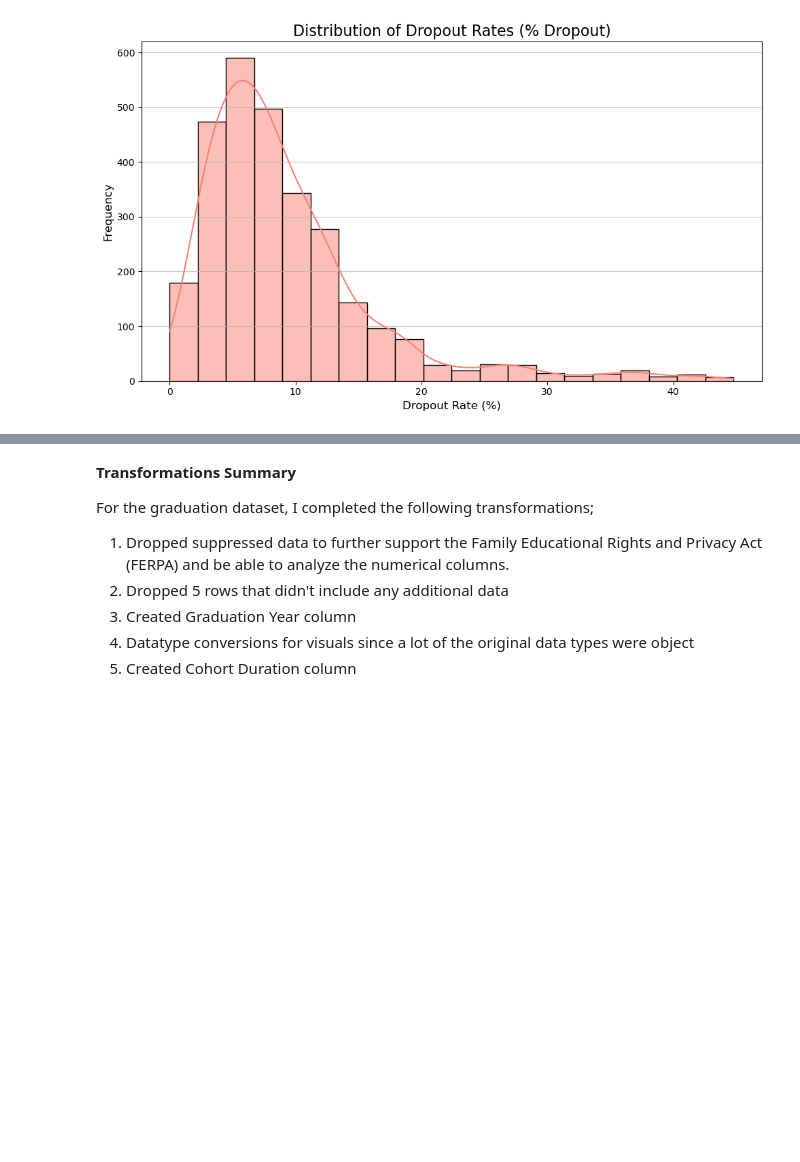
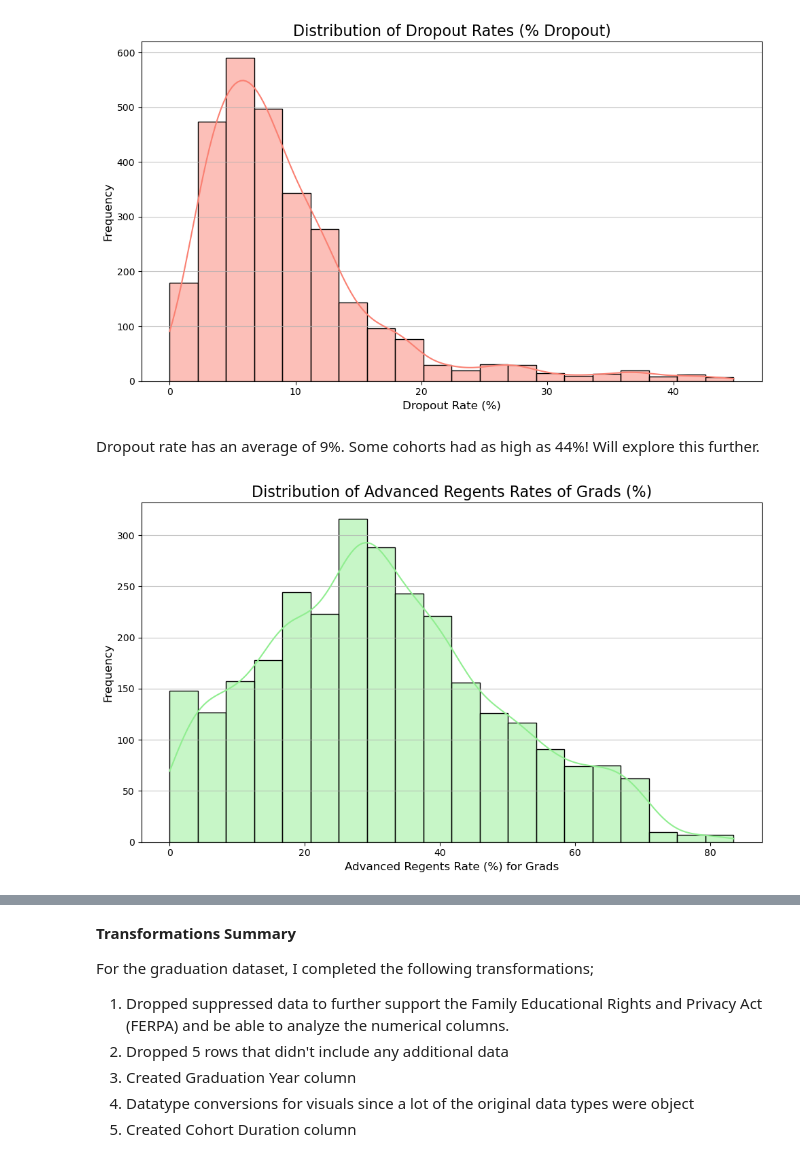
Before and after one commit to Mrfunderburker/Education-Capstone, a Jupyter notebook: code/graduation_eda.ipynb, the cells around one changed output, grey strips where cells are left out. Drawn from its saved outputs; the diff is of its cells as text; code cells hidden in the pictures; blank space fills up the shorter version.

```diff
--- a/code/graduation_eda.ipynb
+++ b/code/graduation_eda.ipynb
@@ -268,3 +268,19 @@ plt.tight_layout()
 plt.show()
 # %% [output]
 [figure]
+# %% [markdown]
+Dropout rate has an average of 9%. Some cohorts had as high as 44%! Will explore this further.
+# %%
+graduation['% Advanced Regents of Cohort'] = pd.to_numeric(graduation['% Advanced Regents of Cohort'], errors='coerce')
+graduation['% Advanced Regents of Grads'] = pd.to_numeric(graduation['% Advanced Regents of Grads'], errors='coerce')
+# Distribution of % Advanced Regents of Cohort
+plt.figure(figsize=(10, 6))
+sns.histplot(graduation['% Advanced Regents of Grads'], kde=True, bins=20, color='lightgreen')
+plt.title('Distribution of Advanced Regents Rates of Grads (%)', fontsize=16)
+plt.xlabel('Advanced Regents Rate (%) for Grads', fontsize=12)
+plt.ylabel('Frequency', fontsize=12)
+plt.grid(axis='y', alpha=0.75)
+plt.tight_layout()
+plt.show()
+# %% [output]
+[figure, added]
```
Also changed, not shown: parts of 5 cells of this notebook.
